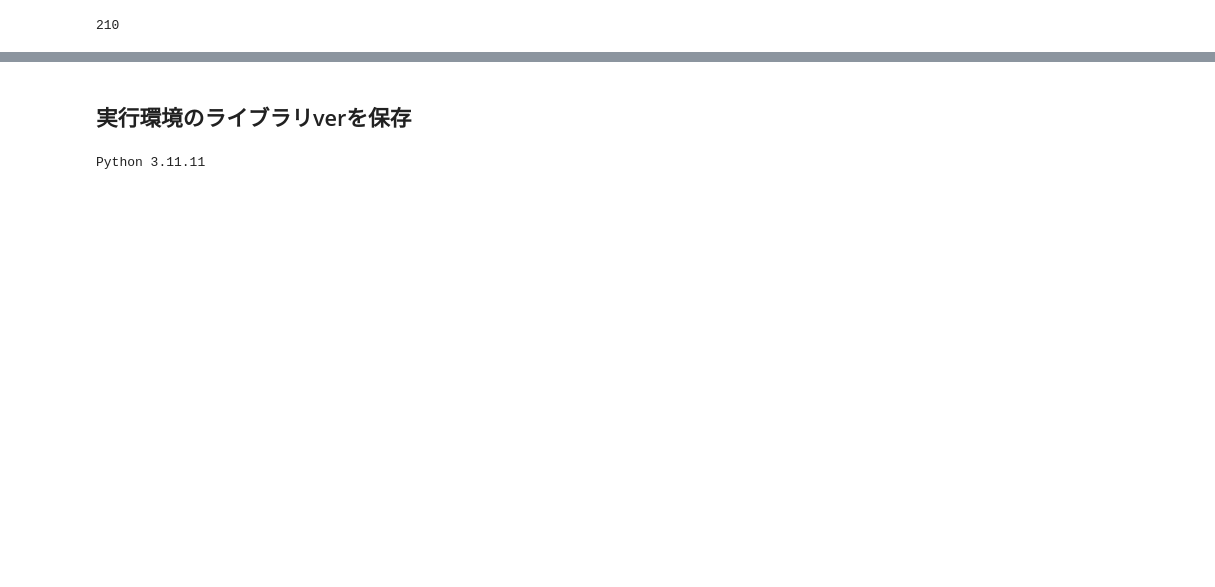
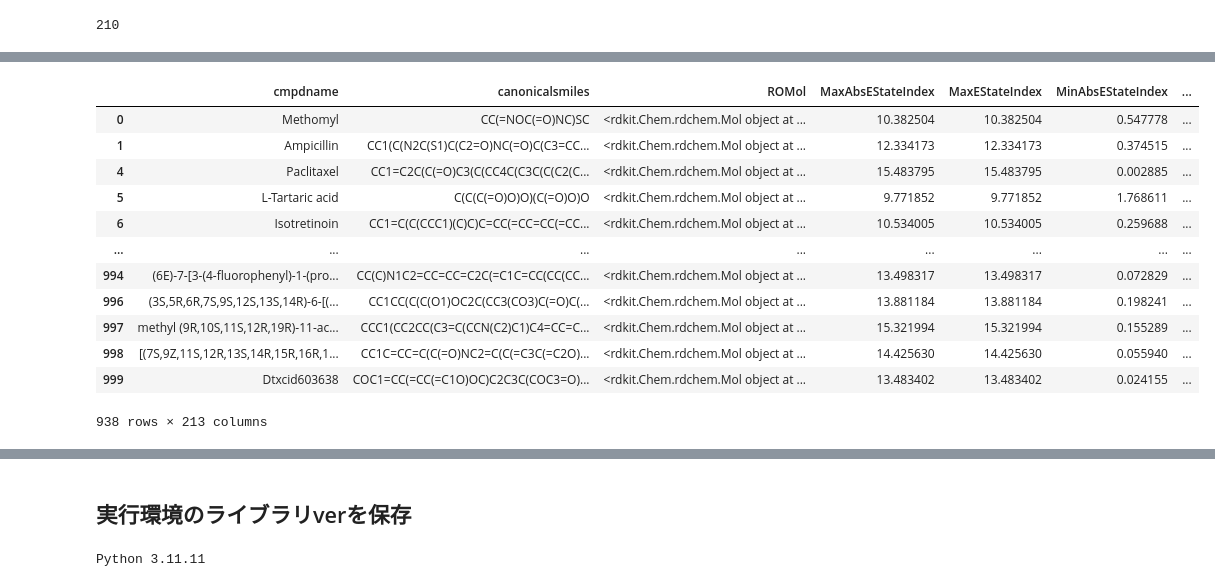
Before and after one commit to mipypf/practical-mi-guide, a Jupyter notebook: chapter4/src/feature_generation_in_organic_materials.ipynb, the cells around one changed output, grey strips where cells are left out. Cells and saved outputs as stored; diff of their text form; code cells hidden in the pictures; blank space fills up the shorter version.

```diff
--- a/chapter4/src/feature_generation_in_organic_materials.ipynb
+++ b/chapter4/src/feature_generation_in_organic_materials.ipynb
@@ -179,0 +182,18 @@ len(Descriptors.descList)
+# %%
+# 欠損値を含む行を削除
+df = df.dropna()
+df
+# %% [output]
+|  | cmpdname | canonicalsmiles | ROMol | MaxAbsEStateIndex | MaxEStateIndex | MinAbsEStateIndex | ... |
+| 0 | Methomyl | CC(=NOC(=O)NC)SC | <rdkit.Chem.rdchem.Mol object at ... | 10.382504 | 10.382504 | 0.547778 | ... |
+| 1 | Ampicillin | CC1(C(N2C(S1)C(C2=O)NC(=O)C(C3=CC... | <rdkit.Chem.rdchem.Mol object at ... | 12.334173 | 12.334173 | 0.374515 | ... |
+| 4 | Paclitaxel | CC1=C2C(C(=O)C3(C(CC4C(C3C(C(C2(C... | <rdkit.Chem.rdchem.Mol object at ... | 15.483795 | 15.483795 | 0.002885 | ... |
+| 5 | L-Tartaric acid | C(C(C(=O)O)O)(C(=O)O)O | <rdkit.Chem.rdchem.Mol object at ... | 9.771852 | 9.771852 | 1.768611 | ... |
+| 6 | Isotretinoin | CC1=C(C(CCC1)(C)C)C=CC(=CC=CC(=CC... | <rdkit.Chem.rdchem.Mol object at ... | 10.534005 | 10.534005 | 0.259688 | ... |
+| ... | ... | ... | ... | ... | ... | ... | ... |
+| 994 | (6E)-7-[3-(4-fluorophenyl)-1-(pro... | CC(C)N1C2=CC=CC=C2C(=C1C=CC(CC(CC... | <rdkit.Chem.rdchem.Mol object at ... | 13.498317 | 13.498317 | 0.072829 | ... |
+| 996 | (3S,5R,6R,7S,9S,12S,13S,14R)-6-[(... | CC1CC(C(C(O1)OC2C(CC3(CO3)C(=O)C(... | <rdkit.Chem.rdchem.Mol object at ... | 13.881184 | 13.881184 | 0.198241 | ... |
+| 997 | methyl (9R,10S,11S,12R,19R)-11-ac... | CCC1(CC2CC(C3=C(CCN(C2)C1)C4=CC=C... | <rdkit.Chem.rdchem.Mol object at ... | 15.321994 | 15.321994 | 0.155289 | ... |
+| 998 | [(7S,9Z,11S,12R,13S,14R,15R,16R,1... | CC1C=CC=C(C(=O)NC2=C(C(=C3C(=C2O)... | <rdkit.Chem.rdchem.Mol object at ... | 14.425630 | 14.425630 | 0.055940 | ... |
+| 999 | Dtxcid603638 | COC1=CC(=CC(=C1O)OC)C2C3C(COC3=O)... | <rdkit.Chem.rdchem.Mol object at ... | 13.483402 | 13.483402 | 0.024155 | ... |
+938 rows × 213 columns
```
Also changed, not shown: parts of 9 cells of this notebook.
